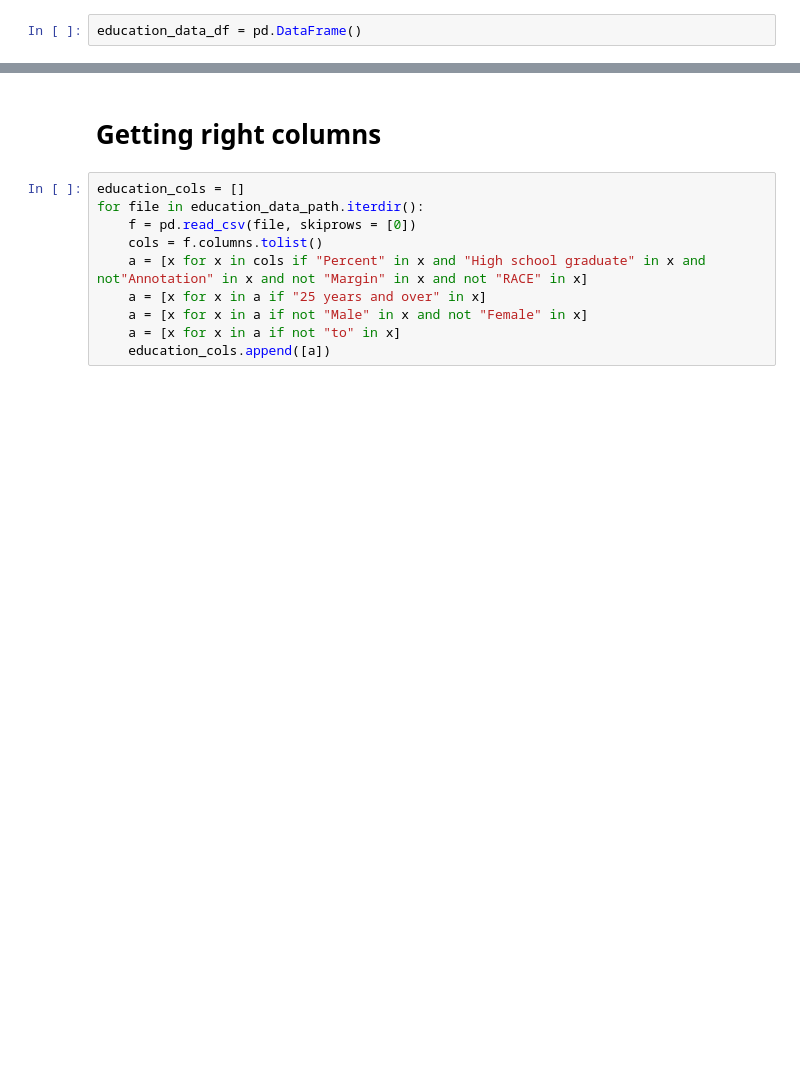
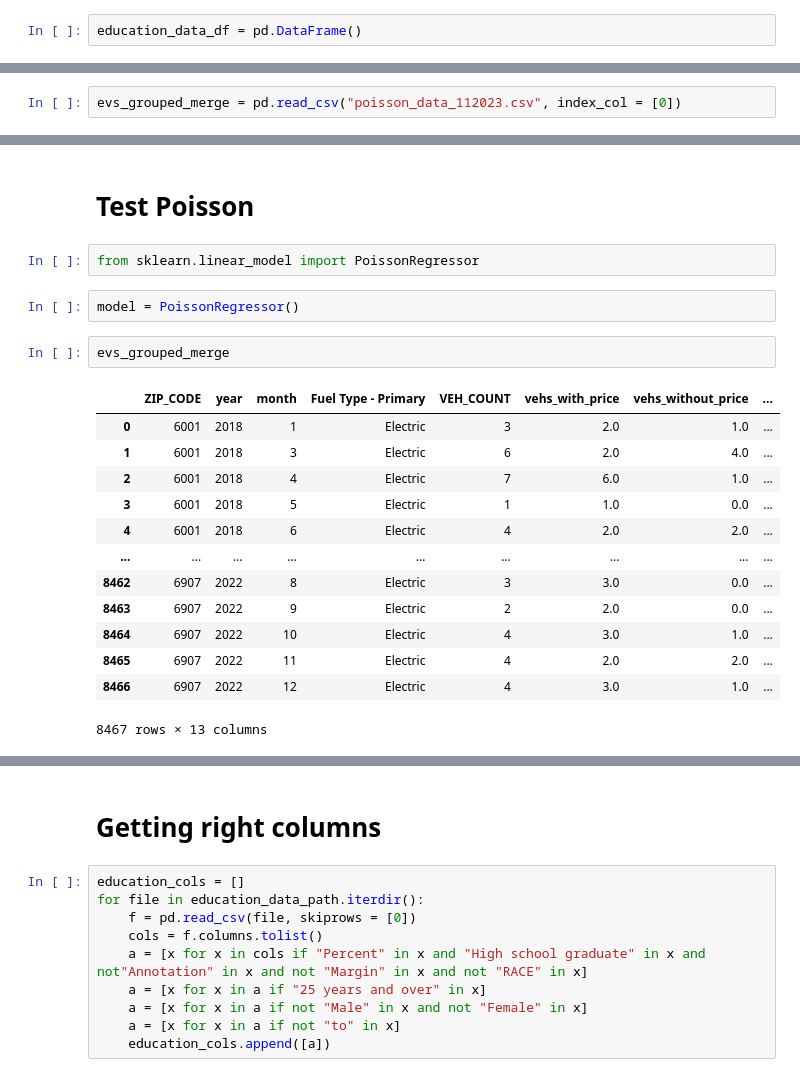
Before and after one commit to rajanoureddine/ctdot-tobin-yse, a Jupyter notebook: 3_rlpolk_analysis/prepare_poisson_data.ipynb, the cells around one changed output, grey strips where cells are left out. Drawn from its saved outputs; the diff is of its cells as text; blank space fills up the shorter version.

```diff
--- a/3_rlpolk_analysis/prepare_poisson_data.ipynb
+++ b/3_rlpolk_analysis/prepare_poisson_data.ipynb
@@ -269,0 +313,2 @@ education_data_df
+# %%
+evs_grouped_merge = pd.read_csv("poisson_data_112023.csv", index_col = [0])
@@ -269,0 +343,22 @@ education_data_df
+# %% [markdown]
+# Test Poisson
+# %%
+from sklearn.linear_model import PoissonRegressor
+# %%
+model = PoissonRegressor()
+# %%
+evs_grouped_merge
+# %% [output]
+|  | ZIP_CODE | year | month | Fuel Type - Primary | VEH_COUNT | vehs_with_price | vehs_without_price | ... |
+| 0 | 6001 | 2018 | 1 | Electric | 3 | 2.0 | 1.0 | ... |
+| 1 | 6001 | 2018 | 3 | Electric | 6 | 2.0 | 4.0 | ... |
+| 2 | 6001 | 2018 | 4 | Electric | 7 | 6.0 | 1.0 | ... |
+| 3 | 6001 | 2018 | 5 | Electric | 1 | 1.0 | 0.0 | ... |
+| 4 | 6001 | 2018 | 6 | Electric | 4 | 2.0 | 2.0 | ... |
+| ... | ... | ... | ... | ... | ... | ... | ... | ... |
+| 8462 | 6907 | 2022 | 8 | Electric | 3 | 3.0 | 0.0 | ... |
+| 8463 | 6907 | 2022 | 9 | Electric | 2 | 2.0 | 0.0 | ... |
+| 8464 | 6907 | 2022 | 10 | Electric | 4 | 3.0 | 1.0 | ... |
+| 8465 | 6907 | 2022 | 11 | Electric | 4 | 2.0 | 2.0 | ... |
+| 8466 | 6907 | 2022 | 12 | Electric | 4 | 3.0 | 1.0 | ... |
+8467 rows × 13 columns
```
Also changed, not shown: parts of 46 cells of this notebook, 1 other file.
